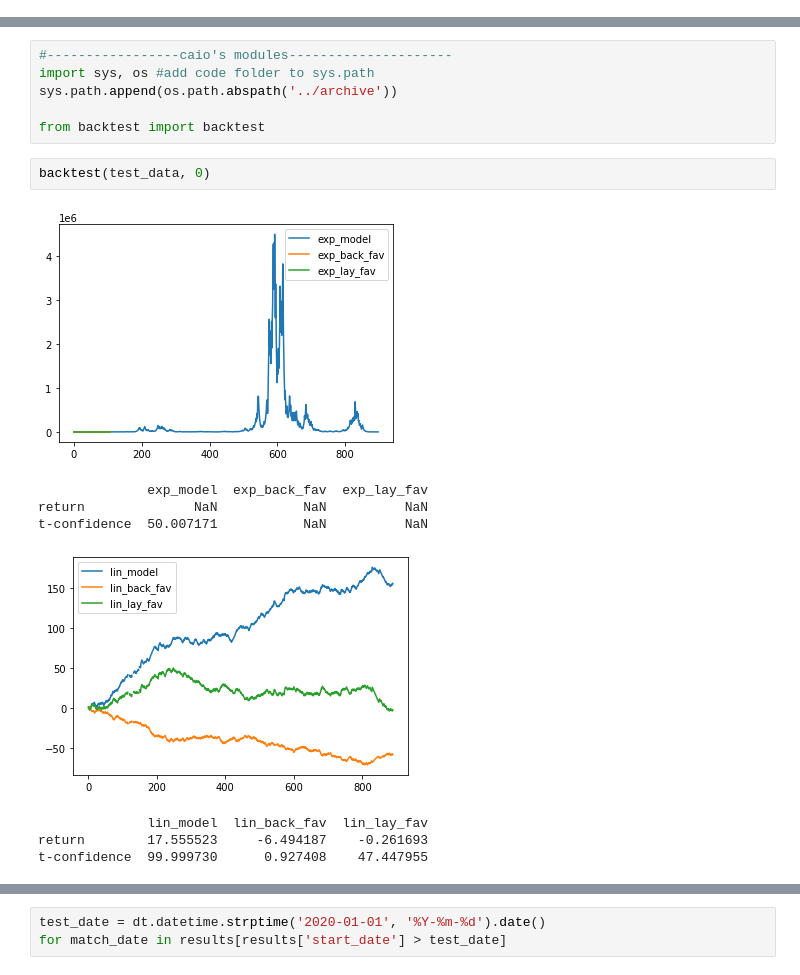
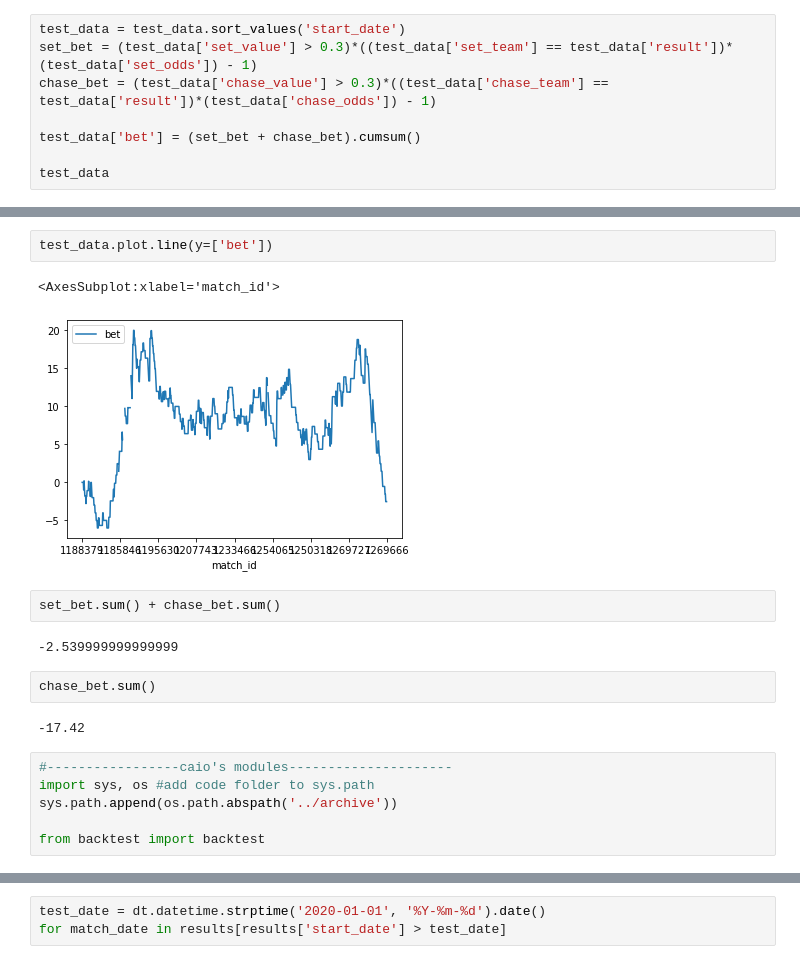
Before and after one commit to caiodrear/cricket, a Jupyter notebook: code/backtesting/backtest.ipynb, the cells around one changed output, grey strips where cells are left out. Cells and saved outputs as stored; diff of their text form.

```diff
--- a/code/backtesting/backtest.ipynb
+++ b/code/backtesting/backtest.ipynb
@@ -26,0 +46,8 @@ test_data = player_model(match_data, results, test_date, algorithm = 'forest')
+# %%
+test_data = test_data.sort_values('start_date')
+set_bet = (test_data['set_value'] > 0.3)*((test_data['set_team'] == test_data['result'])*(test_data['set_odds']) - 1)
+chase_bet = (test_data['chase_value'] > 0.3)*((test_data['chase_team'] == test_data['result'])*(test_data['chase_odds']) - 1)
+
+test_data['bet'] = (set_bet + chase_bet).cumsum()
+
+test_data
@@ -27,17 +69,19 @@ test_data = player_model(match_data, results, test_date, algorithm = 'forest')
+# %%
+test_data.plot.line(y=['bet'])
+# %% [output]
+<AxesSubplot:xlabel='match_id'>
+[figure, added]
+# %%
+set_bet.sum() + chase_bet.sum()
+# %% [output]
+-2.539999999999999
+# %%
+chase_bet.sum()
+# %% [output]
+-17.42
 # %%
 #-----------------caio's modules---------------------
 import sys, os #add code folder to sys.path
 sys.path.append(os.path.abspath('../archive'))
 
 from backtest import backtest
-# %%
-backtest(test_data, 0)
-# %% [output]
-[figure, removed]
-              exp_model  exp_back_fav  exp_lay_fav
-return              NaN           NaN          NaN
-t-confidence  50.007171           NaN          NaN
-[figure, removed]
-              lin_model  lin_back_fav  lin_lay_fav
-return        17.555523     -6.494187    -0.261693
-t-confidence  99.999730      0.927408    47.447955
```
Also changed, not shown: parts of 5 cells of this notebook, 10 other files.
